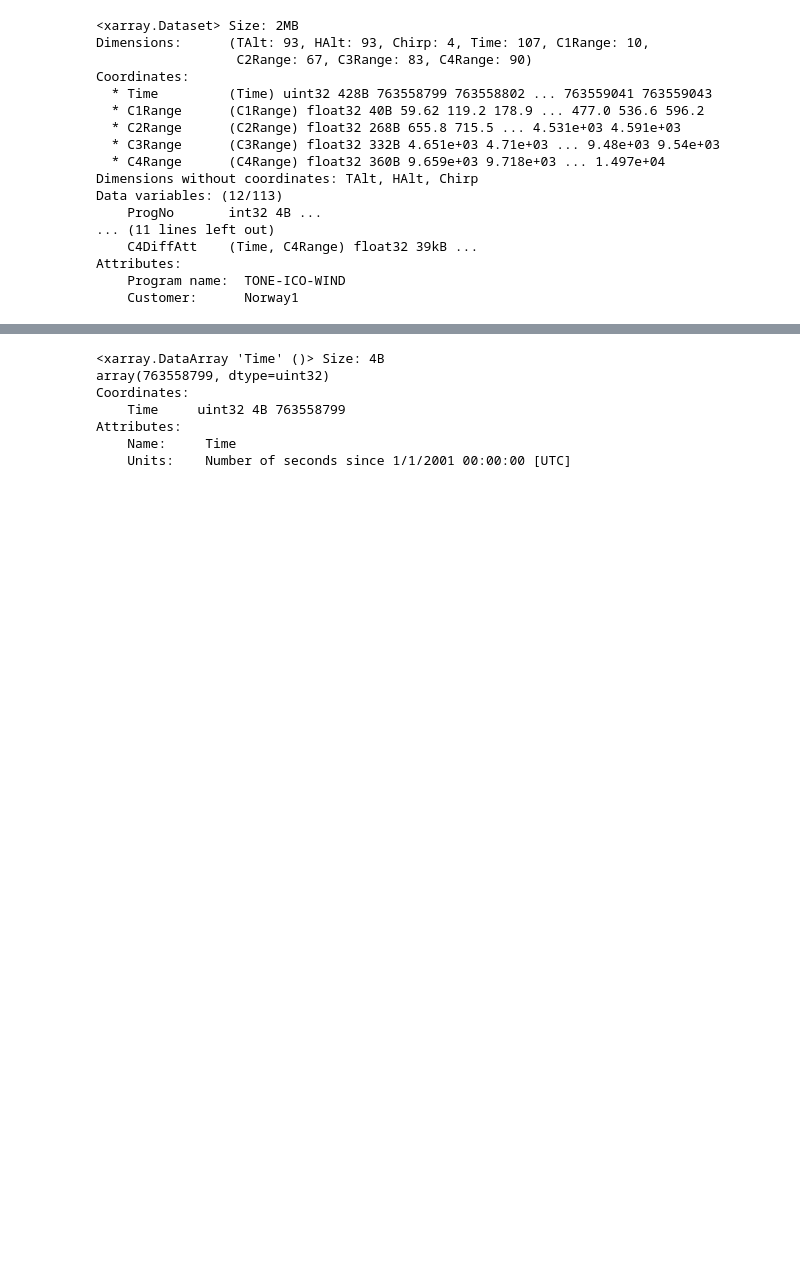
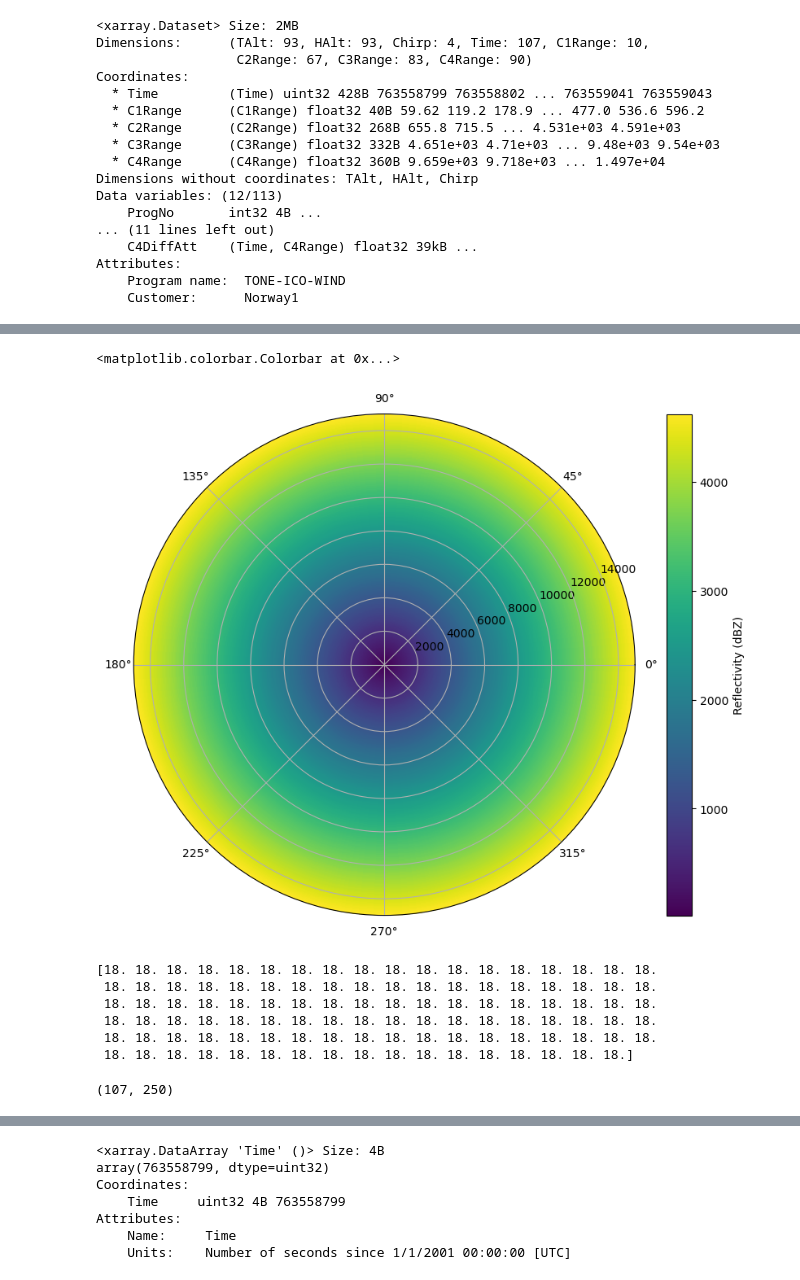
Before and after one commit to Troll-Observing-Network/neumayer-snowfall, a Jupyter notebook: Radar_Plotter.ipynb, the cells around one changed output, grey strips where cells are left out. Drawn from its saved outputs; the diff is of its cells as text; code cells hidden in the pictures; blank space fills up the shorter version.

```diff
--- a/Radar_Plotter.ipynb
+++ b/Radar_Plotter.ipynb
@@ -125,3 +158,24 @@ Attributes:
+# %%
+# Plot
+fig, ax = plt.subplots(subplot_kw={'projection': 'polar'}, figsize=(10, 8))
+pcm = ax.pcolormesh(
+    azimuths_2d, ranges_2d, elvs,
+    cmap='viridis',
+)
+plt.colorbar(pcm, ax=ax, label='Reflectivity (dBZ)')
+# %% [output]
+<matplotlib.colorbar.Colorbar at 0x...>
+[figure, added]
+# %%
+elArry = np.array(ds.variables['Elv'])
+print(elArry)
+# %% [output]
+[18. 18. 18. 18. 18. 18. 18. 18. 18. 18. 18. 18. 18. 18. 18. 18. 18. 18.
+ 18. 18. 18. 18. 18. 18. 18. 18. 18. 18. 18. 18. 18. 18. 18. 18. 18. 18.
+ 18. 18. 18. 18. 18. 18. 18. 18. 18. 18. 18. 18. 18. 18. 18. 18. 18. 18.
+ 18. 18. 18. 18. 18. 18. 18. 18. 18. 18. 18. 18. 18. 18. 18. 18. 18. 18.
+ 18. 18. 18. 18. 18. 18. 18. 18. 18. 18. 18. 18. 18. 18. 18. 18. 18. 18.
+ 18. 18. 18. 18. 18. 18. 18. 18. 18. 18. 18. 18. 18. 18. 18. 18. 18.]
 # %%
 X = ranges_2d * np.cos(azimuths_2d)   # Cartesian x
 Y = ranges_2d * np.sin(azimuths_2d)   # Cartesian y
@@ -132,6 +186,10 @@ crs_geo = CRS.from_epsg(4326)  # WGS84 lat/lon
 transformer = Transformer.from_crs(crs_centered, crs_geo, always_xy=True)
 
 lon, lat = transformer.transform(X, Y)
+# %%
+print(lon.shape)
+# %% [output]
+(107, 250)
 # %%
 fig = plt.figure(figsize=(8, 8))
 ax = plt.axes(projection=ccrs.SouthPolarStereo())
```
Also changed, not shown: parts of 4 cells of this notebook, 3 other files.
